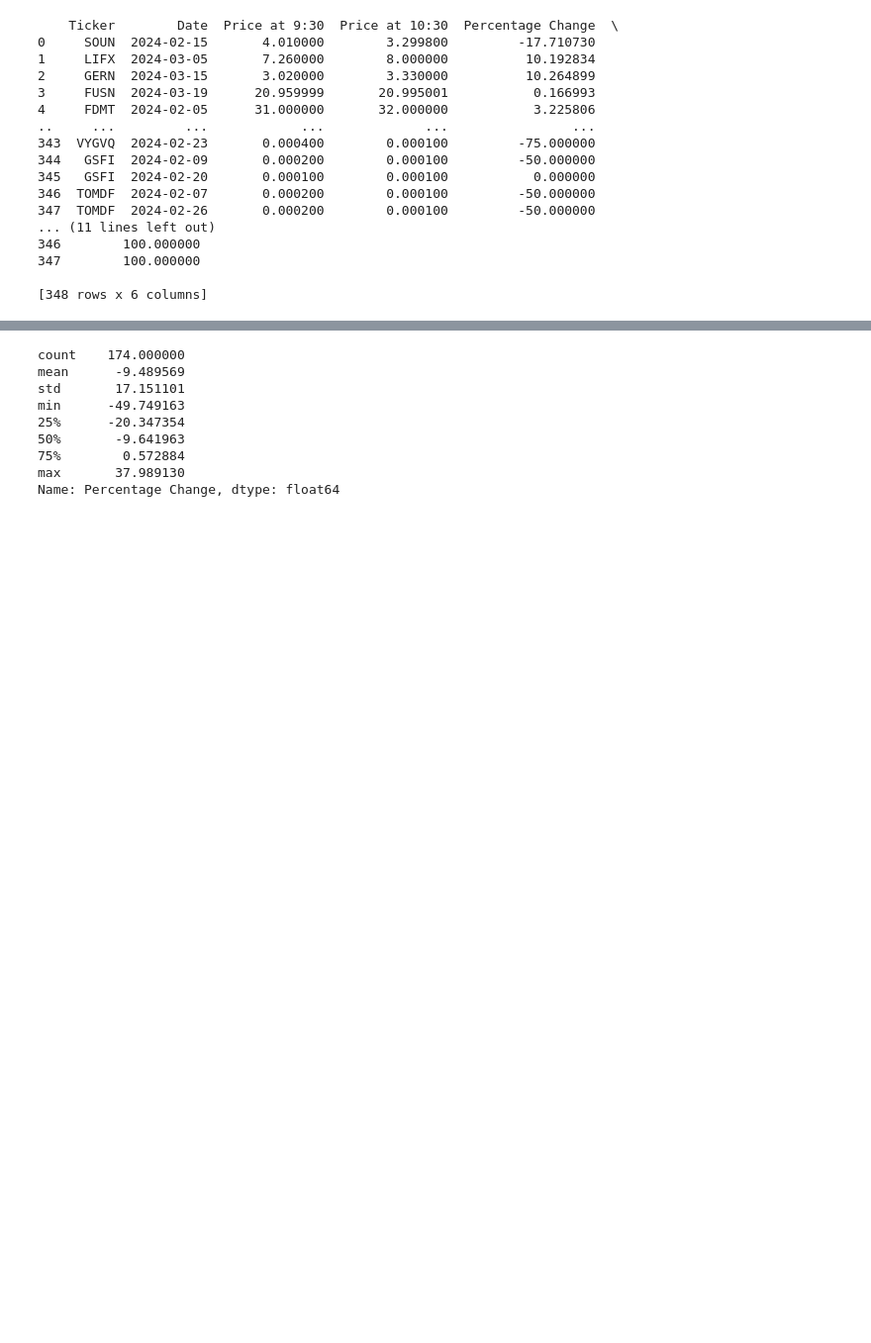
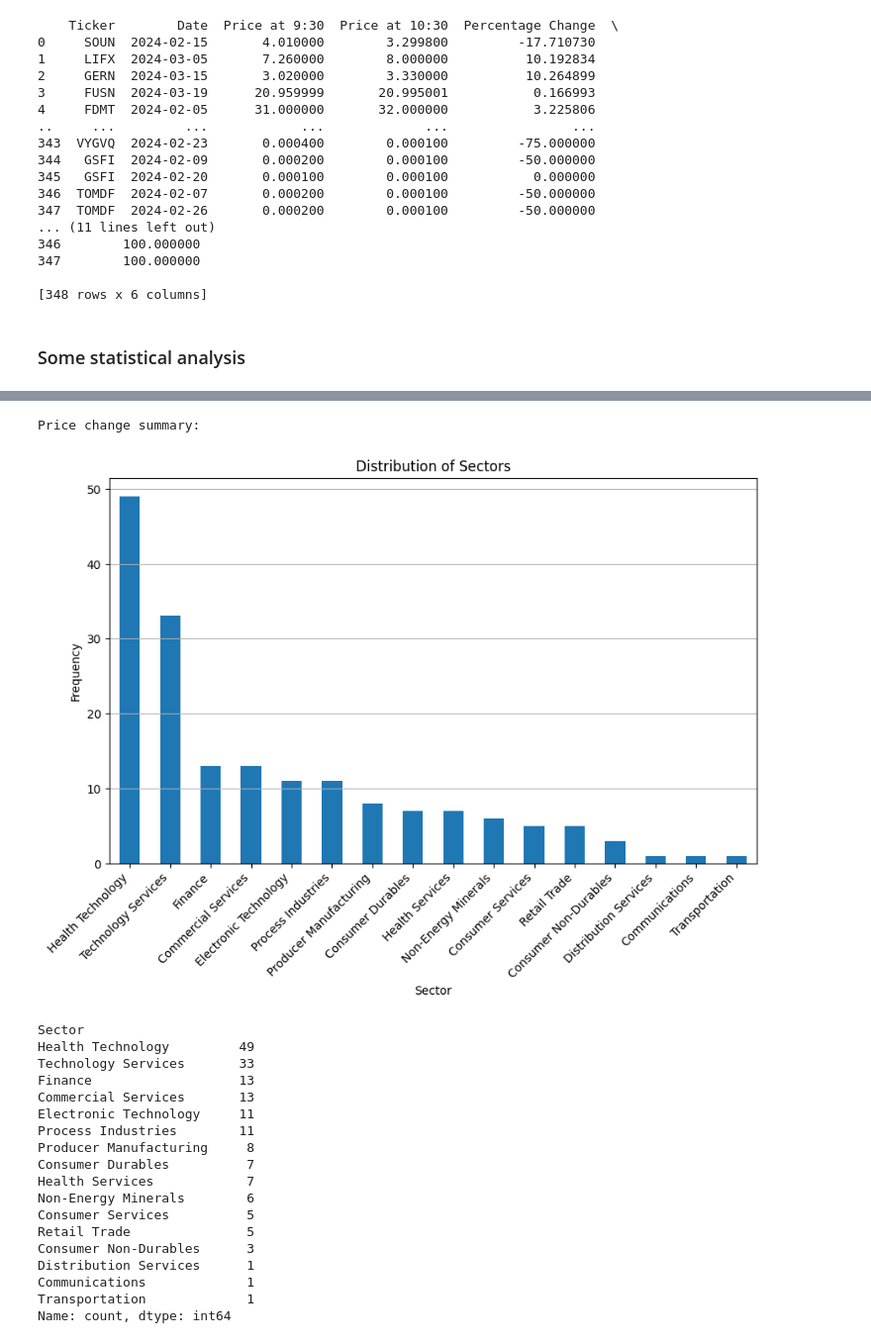
Before and after one commit to zhang2wl/StockScreener, a Jupyter notebook: src/daytrade-yfinance.ipynb, the cells around one changed output, grey strips where cells are left out. Shown: that part at 99% size. Drawn from its saved outputs; the diff is of its cells as text; code cells hidden in the pictures; blank space fills up the shorter version.

Commit message:
add some comments and more statistical analysis

```diff
--- a/src/daytrade-yfinance.ipynb
+++ b/src/daytrade-yfinance.ipynb
@@ -148,6 +149,8 @@ print(price_df)
 [348 rows x 6 columns]
 # %%
 price_df.to_csv('market_prices.csv', index=False)
+# %% [markdown]
+### Some statistical analysis
 # %%
 # Re-importing necessary libraries after a reset
 import pandas as pd
@@ -171,11 +174,18 @@ upper_bound = Q3 + 1.5 * IQR
 no_outliers_df = filtered_price_df[(filtered_price_df['Percentage Change'] >= lower_bound) &
                           (filtered_price_df['Percentage Change'] <= upper_bound)]
 
-print(no_outliers_df)
+no_outliers_df['Sector'] = np.nan
+
+# Loop through each row in no_outliers_df to set the Sector
+for index, row in no_outliers_df.iterrows():
+    ticker = row['Ticker']
+    # Corrected variable name and used 'Ticker' or 'Symbol' according to your actual column name in df
+    sector = df.loc[df['Symbol'] == ticker, 'Sector'].iloc[0] if not df.loc[df['Symbol'] == ticker, 'Sector'].empty else np.nan
+    # Corrected method to assign the sector value
+    no_outliers_df.at[index, 'Sector'] = sector
 
 # Statistical Summary of Percentage Change
-stat_summary = no_outliers_df['Percentage Change'].describe()
-
+price_change_summary = no_outliers_df['Percentage Change'].describe()
 
 # Histogram of Percentage Changes
 plt.figure(figsize=(10, 6))
@@ -186,5 +196,22 @@ plt.ylabel('Frequency')
 plt.grid(True)
 plt.show()
 
-stat_summary
+print('Price change summary:')
+price_change_summary
+
+
+# Calculate the frequency of each sector
+sector_distribution = no_outliers_df['Sector'].value_counts()
+
+# Visualizing the sector distribution
+plt.figure(figsize=(10, 6))
+sector_distribution.plot(kind='bar')
+plt.title('Distribution of Sectors')
+plt.xlabel('Sector')
+plt.ylabel('Frequency')
+plt.xticks(rotation=45, ha="right")  # Rotate sector names for better readability
+plt.grid(axis='y')
+plt.show()
+
+sector_distribution
 # %% [output]
@@ -208,10 +223,21 @@ stat_summary
 [figure]
-count    174.000000
-mean      -9.489569
-std       17.151101
-min      -49.749163
-25%      -20.347354
-50%       -9.641963
-75%        0.572884
-max       37.989130
-Name: Percentage Change, dtype: float64
+Price change summary:
+[figure, added]
+Sector
+Health Technology         49
+Technology Services       33
+Finance                   13
+Commercial Services       13
+Electronic Technology     11
+Process Industries        11
+Producer Manufacturing     8
+Consumer Durables          7
+Health Services            7
+Non-Energy Minerals        6
+Consumer Services          5
+Retail Trade               5
+Consumer Non-Durables      3
+Distribution Services      1
+Communications             1
+Transportation             1
+Name: count, dtype: int64
```
Also changed, not shown: parts of 8 cells of this notebook.
